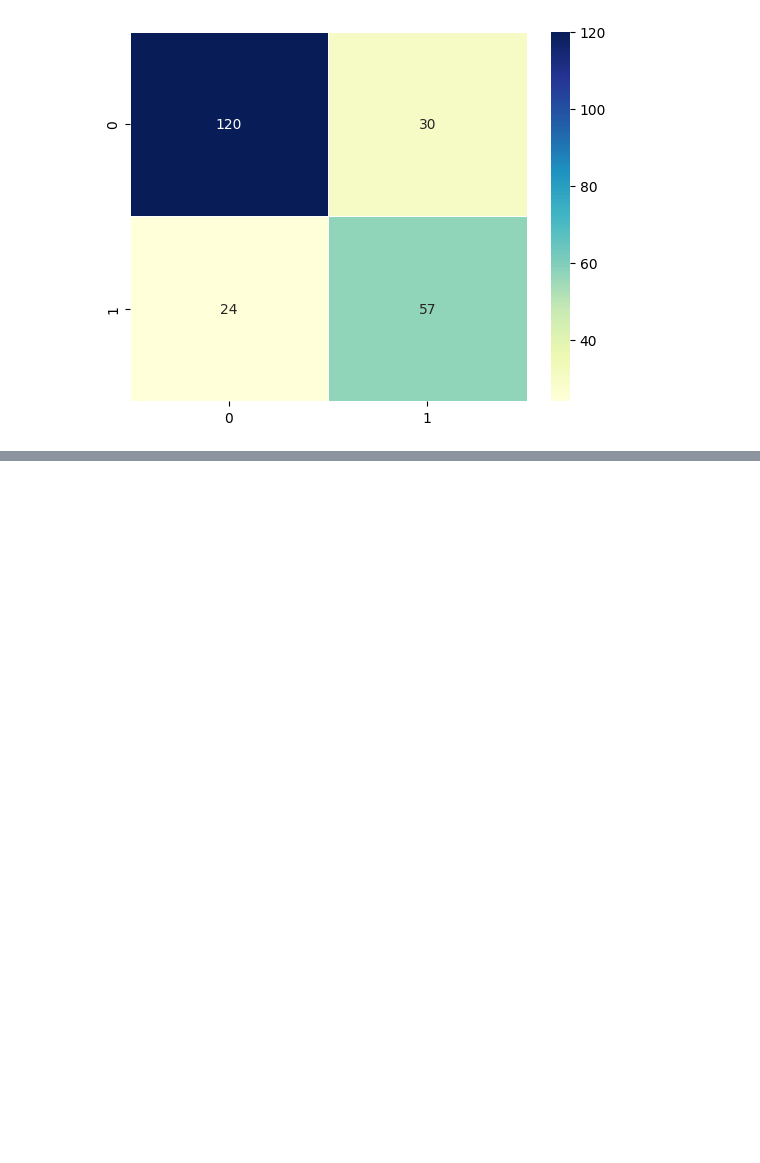
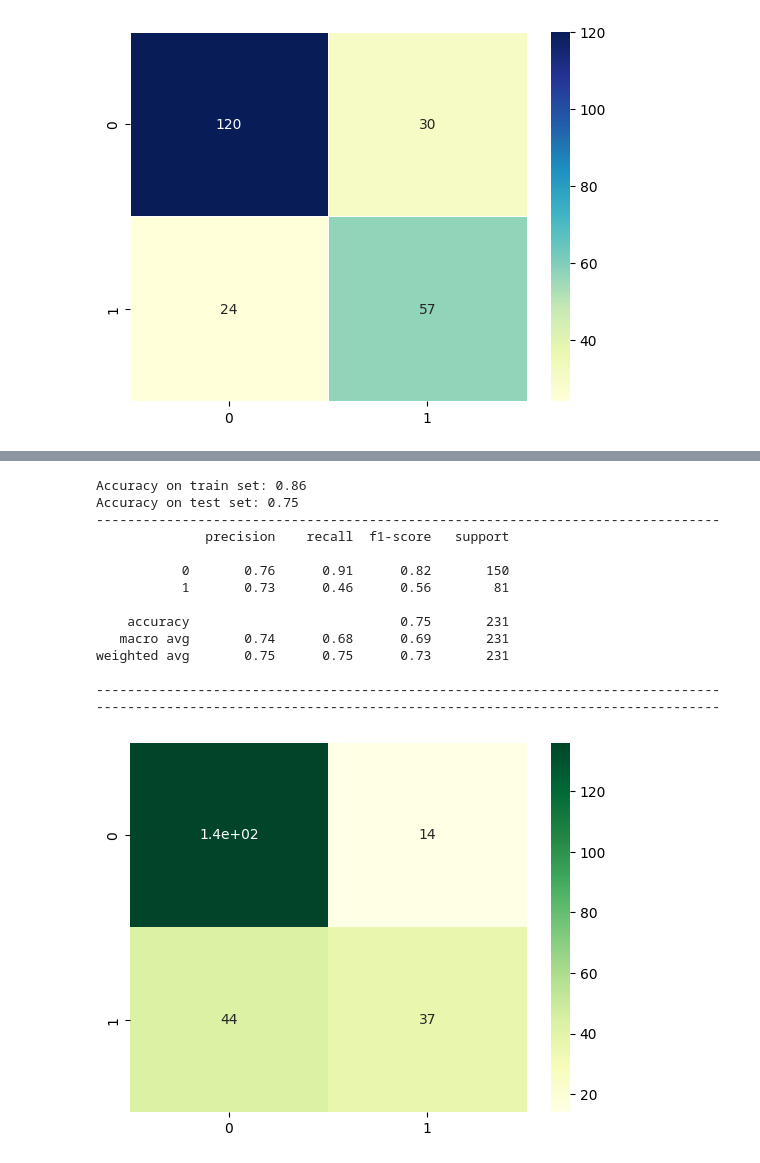
Before and after one commit to mojtaba-peyrovi/diabetes-ML-practice, a Jupyter notebook: 2_Diabetes_Challenge.ipynb, the cells around one changed output, grey strips where cells are left out. Cells and saved outputs as stored; diff of their text form; code cells hidden in the pictures; blank space fills up the shorter version.

```diff
--- a/2_Diabetes_Challenge.ipynb
+++ b/2_Diabetes_Challenge.ipynb
@@ -216,0 +339,37 @@ weighted avg       0.77      0.77      0.77       231
+# %%
+y_pred_train = clf_gini.predict(X_train)
+y_pred = clf_gini.predict(X_test)
+# Convert predicted values to integers
+y_pred_train_int = np.round(y_pred_train).astype(int)
+y_pred_int = np.round(y_pred).astype(int)
+
+# Print accuracy of our model for test and train set
+print("Accuracy on train set:", round(accuracy_score(y_train, y_pred_train_int), 2))
+print("Accuracy on test set:", round(accuracy_score(y_test, y_pred_int), 2))
+print("--------"*10)
+
+# Print classification report of our model
+print(classification_report(y_test, y_pred_int))
+print("--------"*10)
+
+print("--------"*10)# Evaluate the model with a confusion matrix
+cm = confusion_matrix(y_test, y_pred_int)
+
+# Print confusion matrix
+sns.heatmap(confusion_matrix(y_test, y_pred_int), annot=True, cmap='YlGn',);
+# %% [output]
+Accuracy on train set: 0.86
+Accuracy on test set: 0.75
+--------------------------------------------------------------------------------
+              precision    recall  f1-score   support
+
+           0       0.76      0.91      0.82       150
+           1       0.73      0.46      0.56        81
+
+    accuracy                           0.75       231
+   macro avg       0.74      0.68      0.69       231
+weighted avg       0.75      0.75      0.73       231
+
+--------------------------------------------------------------------------------
+--------------------------------------------------------------------------------
+[figure, added]
```
Also changed, not shown: parts of 16 cells of this notebook.
